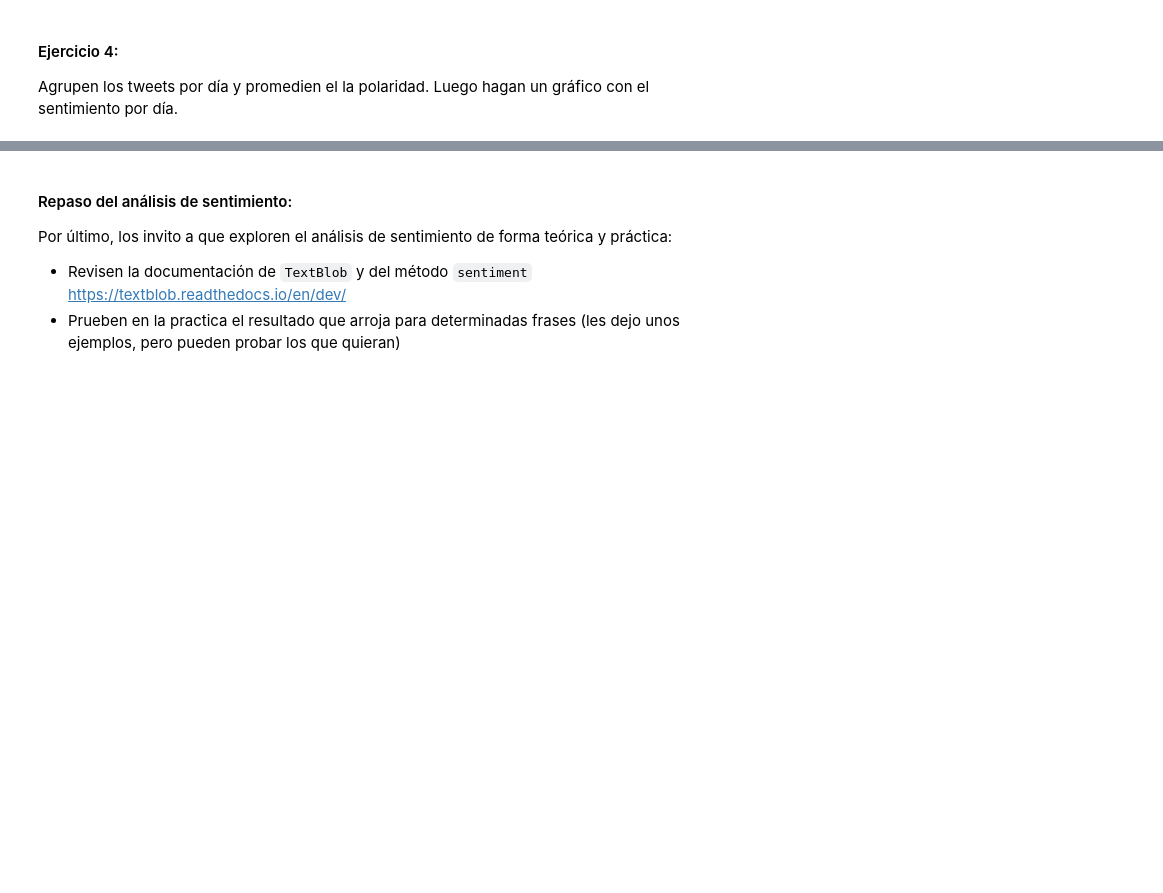
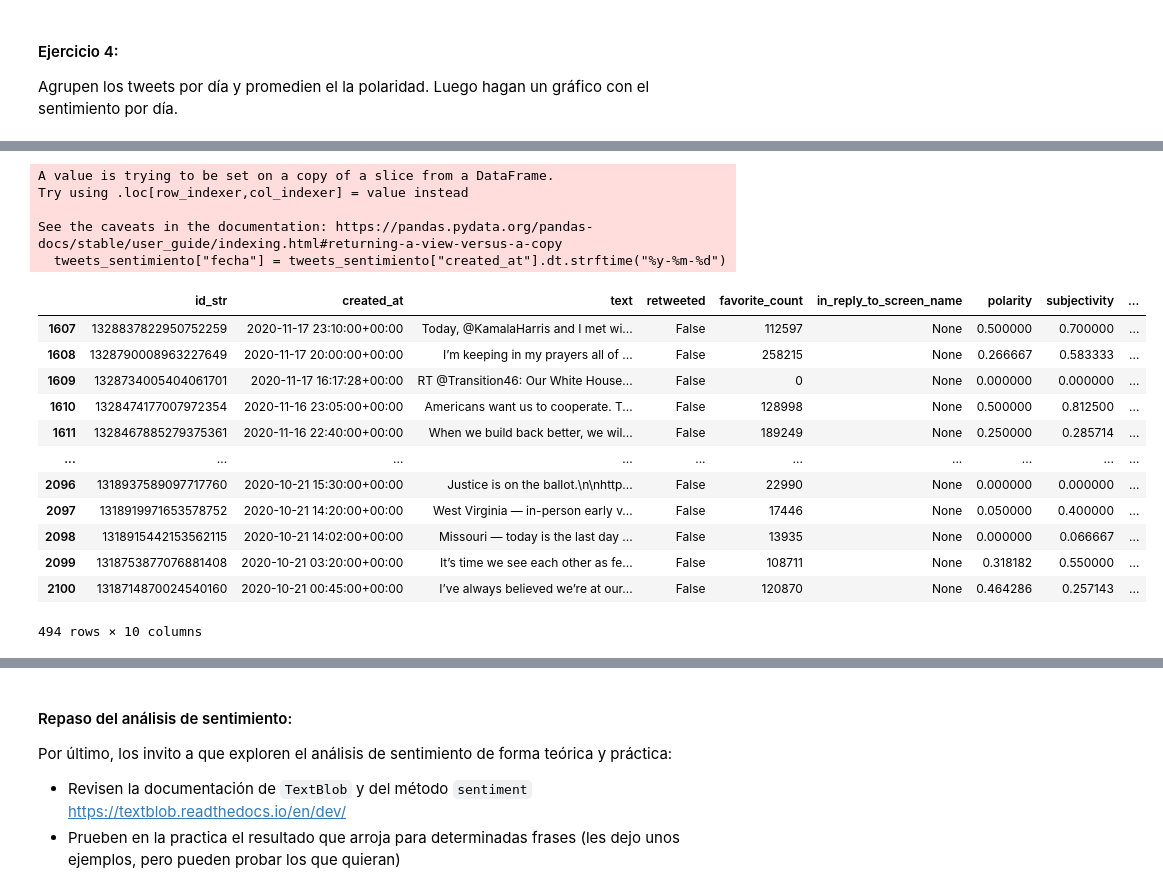
Before and after one commit to hpilar/TrabajosPracticos-Grupo4, a Jupyter notebook: TP1/TP1 - Parte 2.ipynb, the cells around one changed output, grey strips where cells are left out. Cells and saved outputs as stored; diff of their text form; code cells hidden in the pictures; blank space fills up the shorter version.

```diff
--- a/TP1/TP1 - Parte 2.ipynb
+++ b/TP1/TP1 - Parte 2.ipynb
@@ -568,0 +560,24 @@ Matplotlib is building the font cache; this may take a moment.
+# %%
+# Creamos una nueva variable en nuestro data frame con un formato de fecha (aa-mm-dd), eliminando la hora del tweet
+tweets_sentimiento["fecha"] = tweets_sentimiento["created_at"].dt.strftime("%y-%m-%d")
+# Visualizamos el nuevo data frame
+tweets_sentimiento
+# %% [output]
+A value is trying to be set on a copy of a slice from a DataFrame.
+Try using .loc[row_indexer,col_indexer] = value instead
+
+See the caveats in the documentation: https://pandas.pydata.org/pandas-docs/stable/user_guide/indexing.html#returning-a-view-versus-a-copy
+  tweets_sentimiento["fecha"] = tweets_sentimiento["created_at"].dt.strftime("%y-%m-%d")
+|  | id_str | created_at | text | retweeted | favorite_count | in_reply_to_screen_name | polarity | subjectivity | ... |
+| 1607 | 1328837822950752259 | 2020-11-17 23:10:00+00:00 | Today, @KamalaHarris and I met wi... | False | 112597 | None | 0.500000 | 0.700000 | ... |
+| 1608 | 1328790008963227649 | 2020-11-17 20:00:00+00:00 | I’m keeping in my prayers all of ... | False | 258215 | None | 0.266667 | 0.583333 | ... |
+| 1609 | 1328734005404061701 | 2020-11-17 16:17:28+00:00 | RT @Transition46: Our White House... | False | 0 | None | 0.000000 | 0.000000 | ... |
+| 1610 | 1328474177007972354 | 2020-11-16 23:05:00+00:00 | Americans want us to cooperate. T... | False | 128998 | None | 0.500000 | 0.812500 | ... |
+| 1611 | 1328467885279375361 | 2020-11-16 22:40:00+00:00 | When we build back better, we wil... | False | 189249 | None | 0.250000 | 0.285714 | ... |
+| ... | ... | ... | ... | ... | ... | ... | ... | ... | ... |
+| 2096 | 1318937589097717760 | 2020-10-21 15:30:00+00:00 | Justice is on the ballot.\n\nhttp... | False | 22990 | None | 0.000000 | 0.000000 | ... |
+| 2097 | 1318919971653578752 | 2020-10-21 14:20:00+00:00 | West Virginia — in-person early v... | False | 17446 | None | 0.050000 | 0.400000 | ... |
+| 2098 | 1318915442153562115 | 2020-10-21 14:02:00+00:00 | Missouri — today is the last day ... | False | 13935 | None | 0.000000 | 0.066667 | ... |
+| 2099 | 1318753877076881408 | 2020-10-21 03:20:00+00:00 | It’s time we see each other as fe... | False | 108711 | None | 0.318182 | 0.550000 | ... |
+| 2100 | 1318714870024540160 | 2020-10-21 00:45:00+00:00 | I’ve always believed we’re at our... | False | 120870 | None | 0.464286 | 0.257143 | ... |
+494 rows × 10 columns
```
Also changed, not shown: parts of 22 cells of this notebook.
